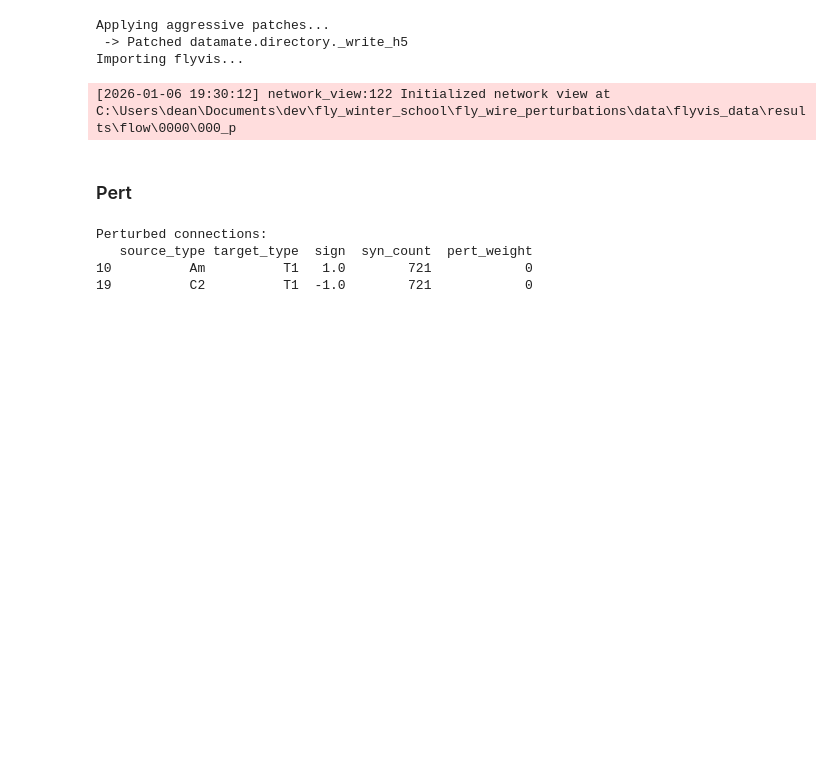
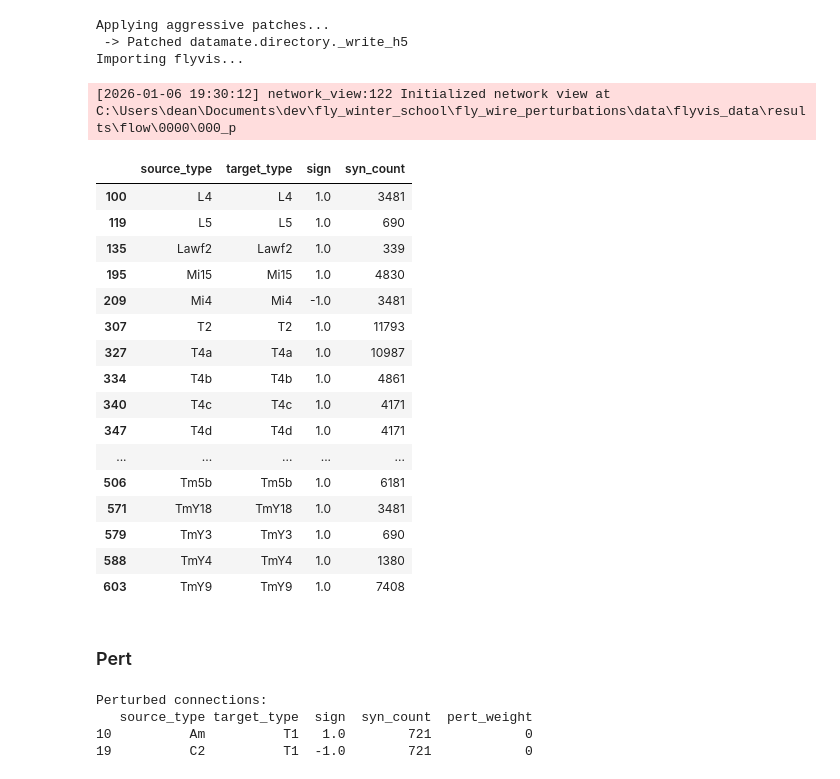
Before and after one commit to deangeckt/fly_wire_perturbations, a Jupyter notebook: evaluate_perf_explorations.ipynb, the cells around one changed output. Saved outputs shown, nothing was run; the diff lists cells and outputs as text; code cells hidden in the pictures; blank space fills up the shorter version.

```diff
--- a/evaluate_perf_explorations.ipynb
+++ b/evaluate_perf_explorations.ipynb
@@ -84,3 +87,23 @@ cell_type_df = pd.read_csv(f'{data_path}/flyvis_cell_type_connectivity.csv')
+# %%
+cell_type_df[cell_type_df.source_type == cell_type_df.target_type]
+# %% [output]
+|  | source_type | target_type | sign | syn_count |
+| 100 | L4 | L4 | 1.0 | 3481 |
+| 119 | L5 | L5 | 1.0 | 690 |
+| 135 | Lawf2 | Lawf2 | 1.0 | 339 |
+| 195 | Mi15 | Mi15 | 1.0 | 4830 |
+| 209 | Mi4 | Mi4 | -1.0 | 3481 |
+| 307 | T2 | T2 | 1.0 | 11793 |
+| 327 | T4a | T4a | 1.0 | 10987 |
+| 334 | T4b | T4b | 1.0 | 4861 |
+| 340 | T4c | T4c | 1.0 | 4171 |
+| 347 | T4d | T4d | 1.0 | 4171 |
+| ... | ... | ... | ... | ... |
+| 506 | Tm5b | Tm5b | 1.0 | 6181 |
+| 571 | TmY18 | TmY18 | 1.0 | 3481 |
+| 579 | TmY3 | TmY3 | 1.0 | 690 |
+| 588 | TmY4 | TmY4 | 1.0 | 1380 |
+| 603 | TmY9 | TmY9 | 1.0 | 7408 |
 # %%
 # cell_type_df[cell_type_df.target_type == 'T1']
 # %% [markdown]
```
Also changed, not shown: parts of 33 cells of this notebook, 1 other file.
